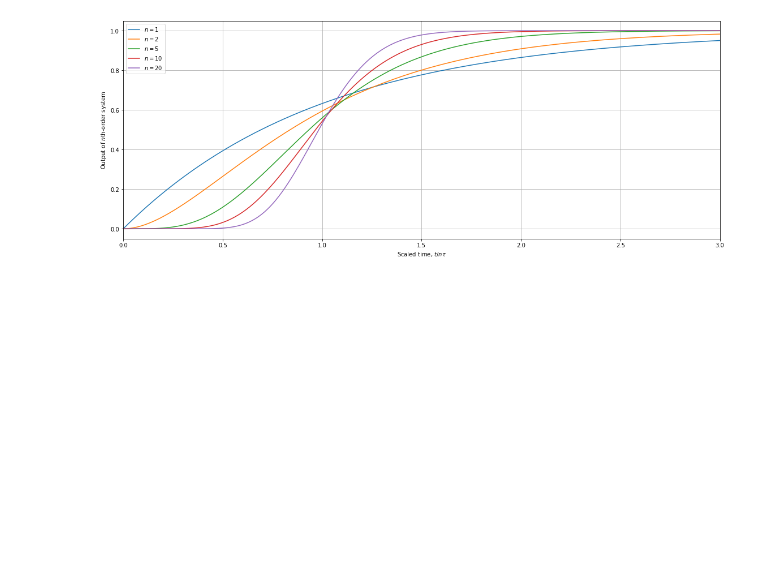
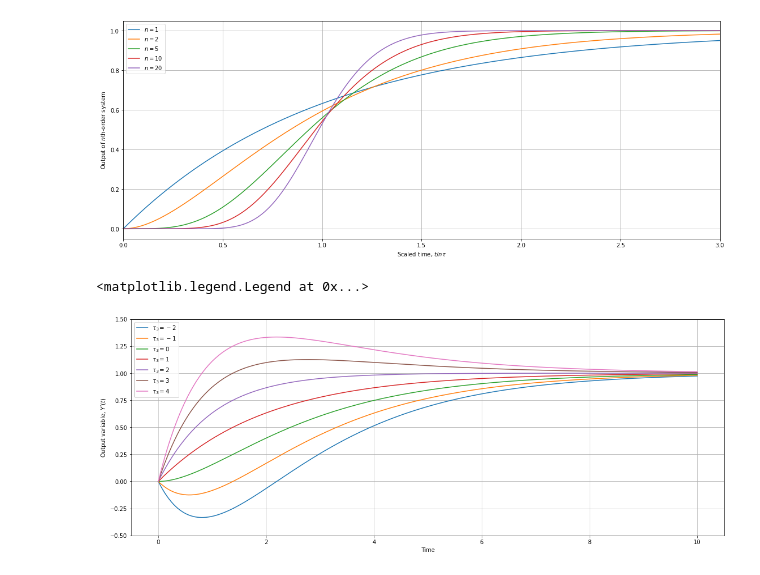
Before and after one commit to gmxavier/FAT0413150, a Jupyter notebook: extras/04.01-Marlin-Ch5.ipynb, the cells around one changed output. Drawn from its saved outputs; the diff is of its cells as text; code cells hidden in the pictures; blank space fills up the shorter version.

```diff
--- a/extras/04.01-Marlin-Ch5.ipynb
+++ b/extras/04.01-Marlin-Ch5.ipynb
@@ -86,3 +97,35 @@ plt.legend(labels=['$n={}$'.format(n) for n in ns])
 # %% [output]
 <matplotlib.legend.Legend at 0x...>
 [figure]
+# %%
+# Reproducing Figure 5.11 (Marlin, Chapter 5)
+
+# Generating the outputs
+tau3s = range(-2, 5)
+tinf = 10
+time = linspace(0, tinf, 1001)
+out_step = []
+for tau3 in tau3s:
+  sys1 = tf([tau3, 1], [2, 1])
+  sys2 = tf(1, [1, 1])
+  sys  = series(sys1, sys2)
+  out, _ = step(sys, time)
+  out_step.append([time, out])
+
+# Plotting
+plt.close('all')
+fig_width_cm = 48
+fig_height_cm = 18
+plt.figure(1, figsize =(fig_width_cm /2.54, fig_height_cm /2.54))
+
+for k, out in enumerate(out_step):
+  plt.plot(out[0], out[1])
+
+plt.grid()
+plt.ylim([-0.5, 1.5])
+plt.xlabel('Time')
+plt.ylabel('Output variable, $Y\'(t)$')
+plt.legend(labels=['$\\tau_3 ={}$'.format(tau3) for tau3 in tau3s])
+# %% [output]
+<matplotlib.legend.Legend at 0x...>
+[figure, added]
```
Also changed, not shown: parts of 2 cells of this notebook.
